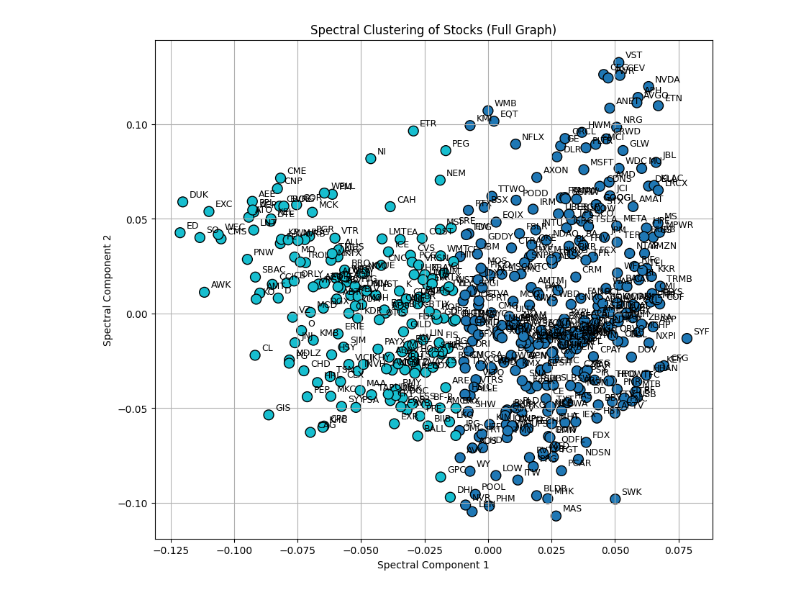
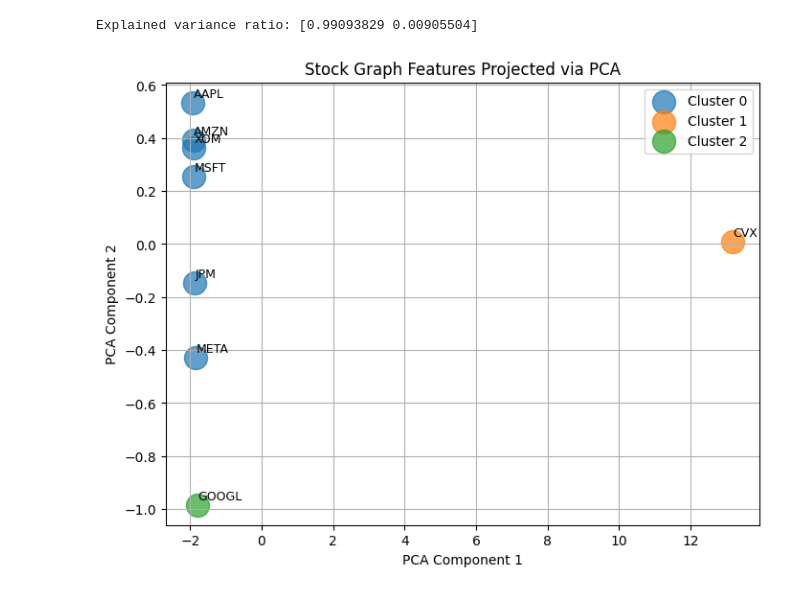
Before and after one commit to casslee1351/Finance-Projects, a Jupyter notebook: Graph-based Methods on Stock Returns.ipynb, the cells around one changed output. Cells and saved outputs as stored; diff of their text form; code cells hidden in the pictures.

Commit message:
PCA and spectral clustering on graph features

```diff
--- a/Graph-based Methods on Stock Returns.ipynb
+++ b/Graph-based Methods on Stock Returns.ipynb
@@ -64,27 +224,37 @@ labels = sc.fit_predict(similarity)
+# %%
+from sklearn.decomposition import PCA
+import matplotlib.pyplot as plt
+
+# Reduce features to 2D for visualization
+pca = PCA(n_components=2)
+X_pca = pca.fit_transform(node_features)
+
+print("Explained variance ratio:", pca.explained_variance_ratio_)
+# %% [output]
+Explained variance ratio: [0.99093829 0.00905504]
 # %%
-plt.figure(figsize=(10, 9))
+plt.figure(figsize=(8,6))
 
-scatter = plt.scatter(
-    X_embed[:, 0],
-    X_embed[:, 1],
-    c=labels,
-    cmap="tab10",
-    s=100,
-    edgecolors="k"
-)
-
-for i, ticker in enumerate(similarity.index):
-    plt.text(
-        X_embed[i, 0] + 0.0025,
-        X_embed[i, 1] + 0.0025,
-        ticker,
-        fontsize=9
+# Scatter plot, colored by cluster
+for cluster_id in np.unique(labels):
+    idx = labels == cluster_id
+    plt.scatter(
+        X_pca[idx,0],
+        X_pca[idx,1],
+        label=f'Cluster {cluster_id}',
+        s=300,
+        alpha=0.7
     )
 
-plt.xlabel("Spectral Component 1")
-plt.ylabel("Spectral Component 2")
-plt.title("Spectral Clustering of Stocks (Full Graph)")
+# Annotate with tickers
+for i, ticker in enumerate(tickers):
+    plt.text(X_pca[i,0]+0.02, X_pca[i,1]+0.02, ticker, fontsize=9)
+
+plt.xlabel("PCA Component 1")
+plt.ylabel("PCA Component 2")
+plt.title("Stock Graph Features Projected via PCA")
+plt.legend()
 plt.grid(True)
 plt.show()
 # %% [output]
-[figure, old version]
+[figure, new version]
```
Also changed, not shown: parts of 20 cells of this notebook, 3 other files.
